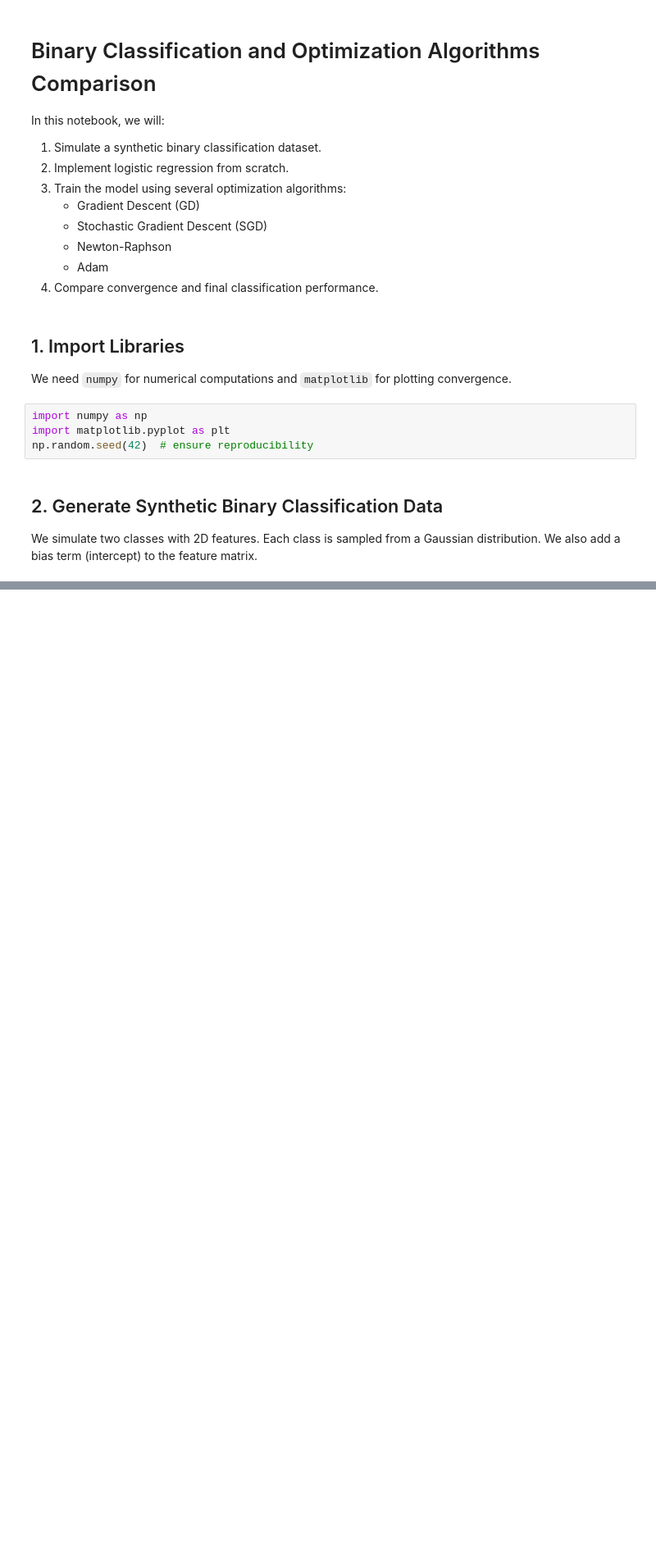
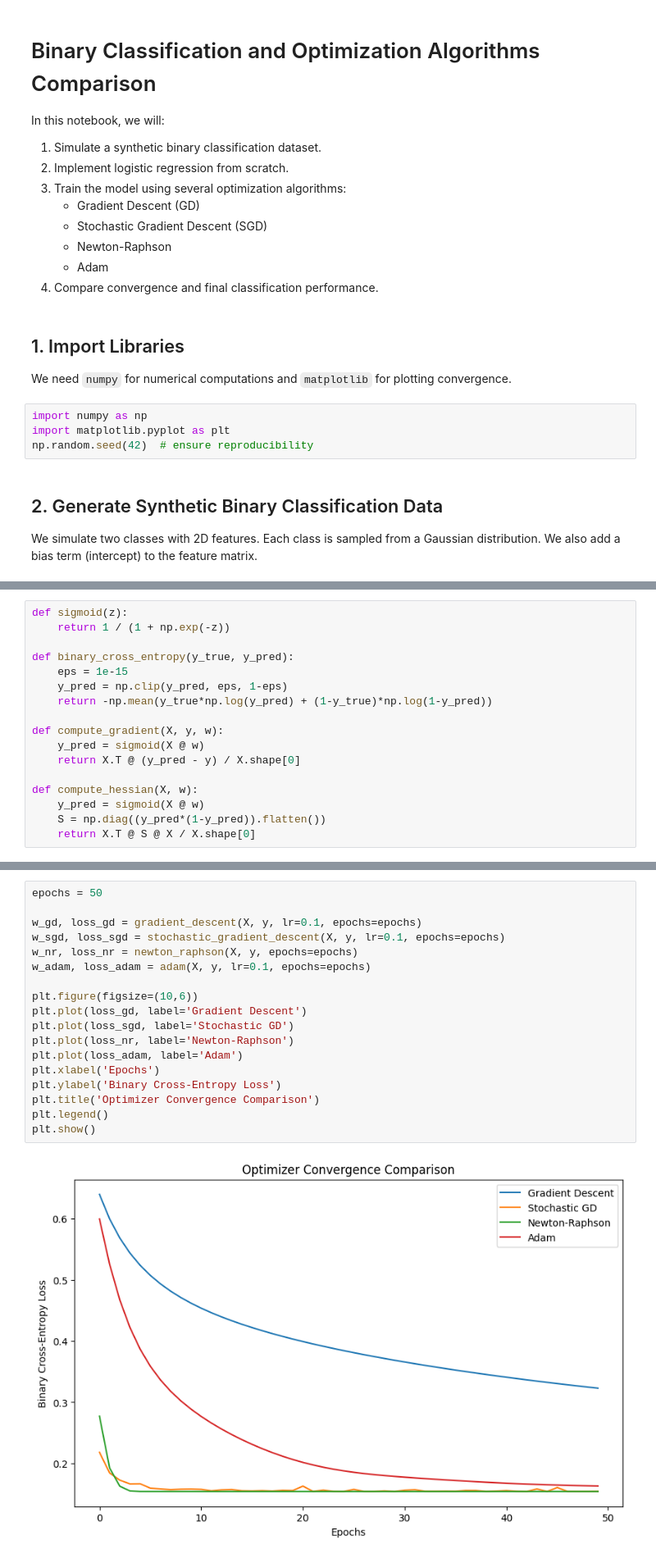
Before and after one commit to yadavrishikesh/Deep-Learning-Slides-Code, a Jupyter notebook: code/DL_OptimizationAlgorithm.ipynb, the cells around one changed output, grey strips where cells are left out. Shown at 82% size. Saved outputs shown, nothing was run; the diff lists cells and outputs as text; blank space fills up the shorter version.

```diff
--- a/code/DL_OptimizationAlgorithm.ipynb
+++ b/code/DL_OptimizationAlgorithm.ipynb
@@ -26,0 +52,17 @@ We also add a bias term (intercept) to the feature matrix.
+# %%
+def sigmoid(z):
+    return 1 / (1 + np.exp(-z))
+
+def binary_cross_entropy(y_true, y_pred):
+    eps = 1e-15
+    y_pred = np.clip(y_pred, eps, 1-eps)
+    return -np.mean(y_true*np.log(y_pred) + (1-y_true)*np.log(1-y_pred))
+
+def compute_gradient(X, y, w):
+    y_pred = sigmoid(X @ w)
+    return X.T @ (y_pred - y) / X.shape[0]
+
+def compute_hessian(X, w):
+    y_pred = sigmoid(X @ w)
+    S = np.diag((y_pred*(1-y_pred)).flatten())
+    return X.T @ S @ X / X.shape[0]
@@ -26,0 +136,20 @@ We also add a bias term (intercept) to the feature matrix.
+# %%
+epochs = 50
+
+w_gd, loss_gd = gradient_descent(X, y, lr=0.1, epochs=epochs)
+w_sgd, loss_sgd = stochastic_gradient_descent(X, y, lr=0.1, epochs=epochs)
+w_nr, loss_nr = newton_raphson(X, y, epochs=epochs)
+w_adam, loss_adam = adam(X, y, lr=0.1, epochs=epochs)
+
+plt.figure(figsize=(10,6))
+plt.plot(loss_gd, label='Gradient Descent')
+plt.plot(loss_sgd, label='Stochastic GD')
+plt.plot(loss_nr, label='Newton-Raphson')
+plt.plot(loss_adam, label='Adam')
+plt.xlabel('Epochs')
+plt.ylabel('Binary Cross-Entropy Loss')
+plt.title('Optimizer Convergence Comparison')
+plt.legend()
+plt.show()
+# %% [output]
+[figure, added]
```
Also changed, not shown: parts of 7 cells of this notebook.
